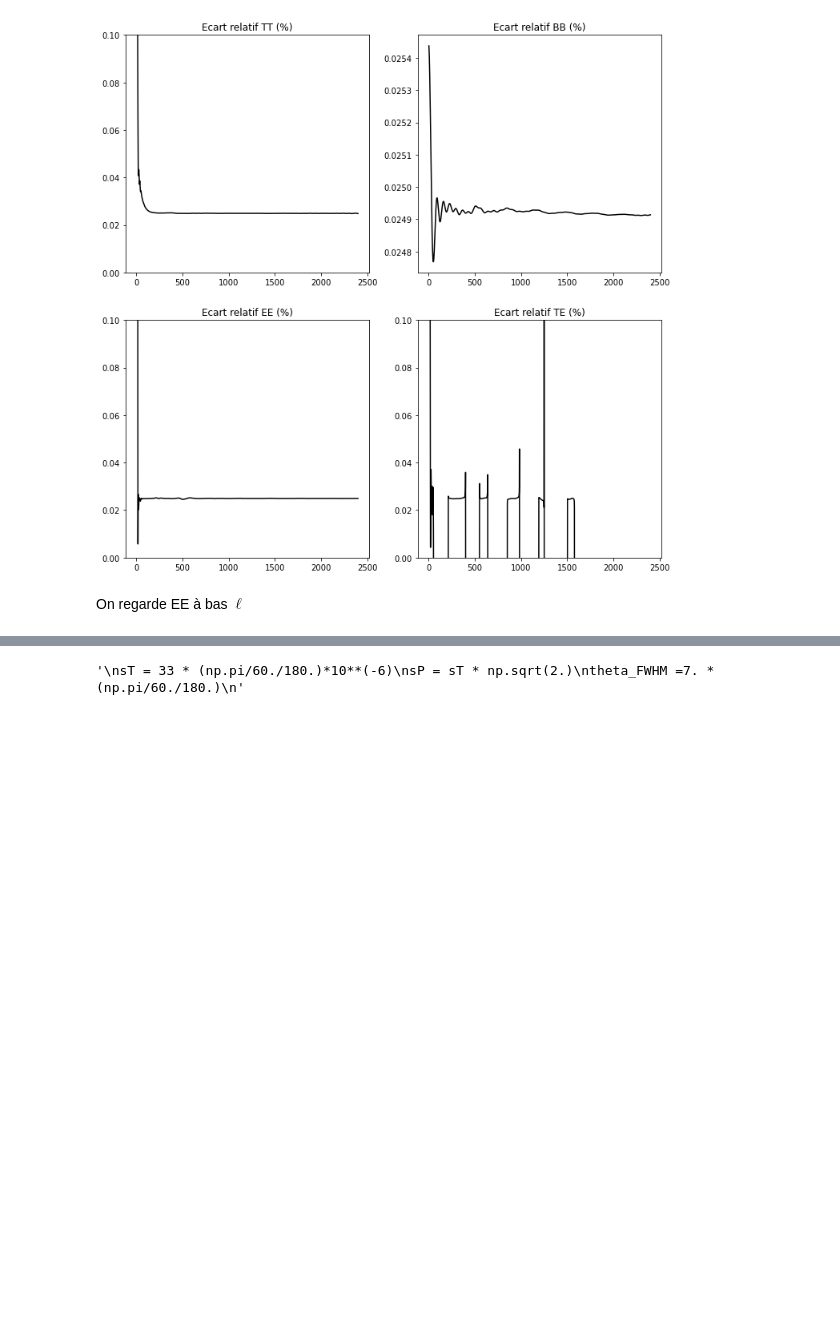
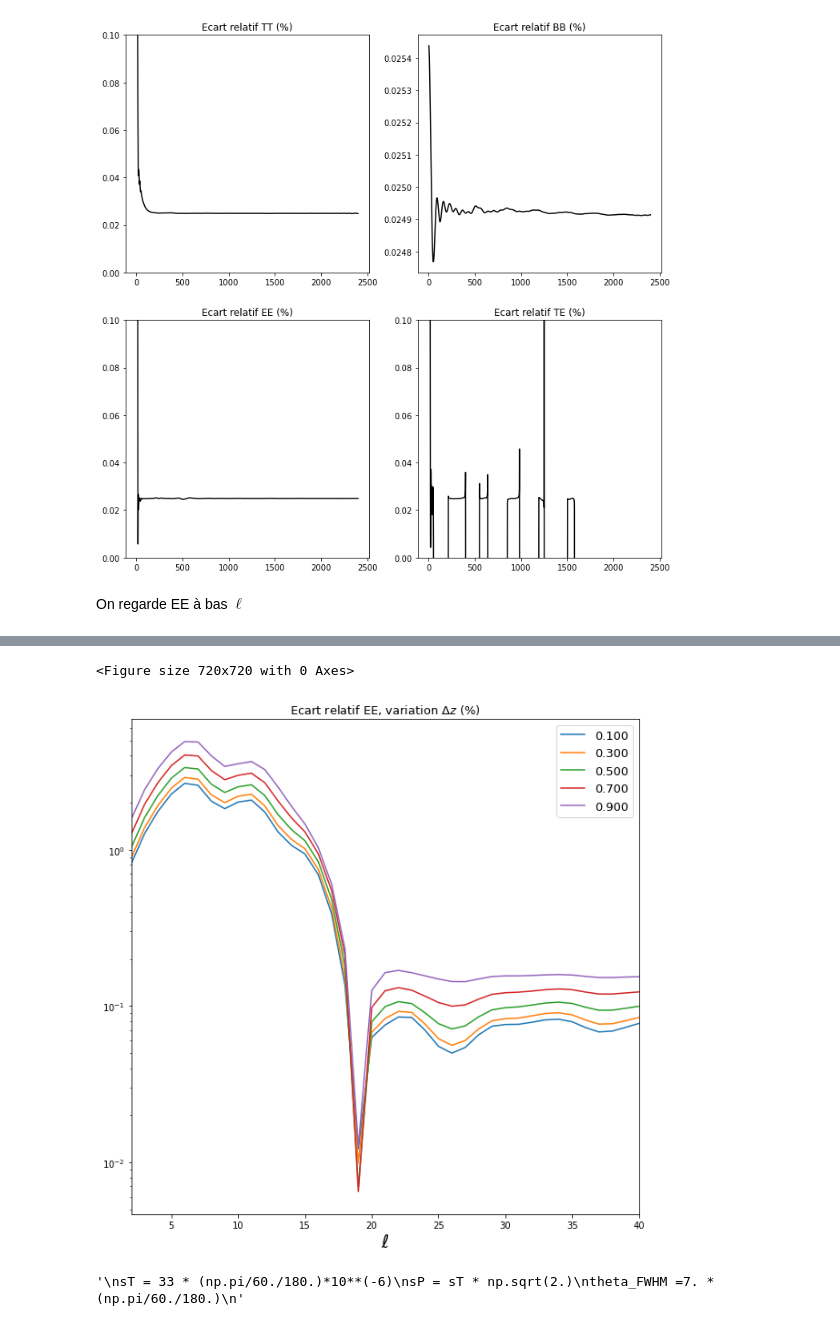
Before and after one commit to EmilePangburn/Tanh_model, a Jupyter notebook: tau_camb.ipynb, the cells around one changed output, grey strips where cells are left out. Cells and saved outputs as stored; diff of their text form; code cells hidden in the pictures; blank space fills up the shorter version.

```diff
--- a/tau_camb.ipynb
+++ b/tau_camb.ipynb
@@ -140,3 +117,29 @@ plt.show()
+# %%
+figure = plt.figure(figsize=(10,10))
+delta_z = np.arange(0.1,1.5,0.2)
+z = np.arange(0, 25, 0.1)
+
+
+figure = plt.figure(figsize=(10,10))
+for i in range(5):
+    xe_resultat = cb.xe(z,dz=delta_z[i])
+    model = camb.TanhReionization()
+    model.set_xe(xe_resultat,z)
+    model2 = camb.TanhReionization(use_optical_depth=True,optical_depth=0.054,delta_redshift=delta_z[i])
+    totCl = cb.cl_from_CAMB(0,model=model)
+    totCl_old = cb.cl_from_CAMB(0,model=model2)
+
+    plt.plot(ls,100*np.abs(totCl[debut:,1]-totCl_old[debut:,1])/totCl_old[debut:,1],label="%.3f"%delta_z[i])
+    plt.title('Ecart relatif EE, variation $\Delta z$ (%)',fontsize=13)
+    plt.xlim(2,40)
+    plt.yscale('log')
+    plt.xlabel('$\ell$',fontsize=20)
+    #plt.ylim(0,0.1)
+    plt.legend(fontsize=13)
+plt.show()
+# %% [output]
+<Figure size 720x720 with 0 Axes>
+[figure, added]
 # %%
 #paramètres Litebird
 sT = 2.8 * (np.pi/60./180.)*10**(-6)
```
Also changed, not shown: parts of 3 cells of this notebook.
